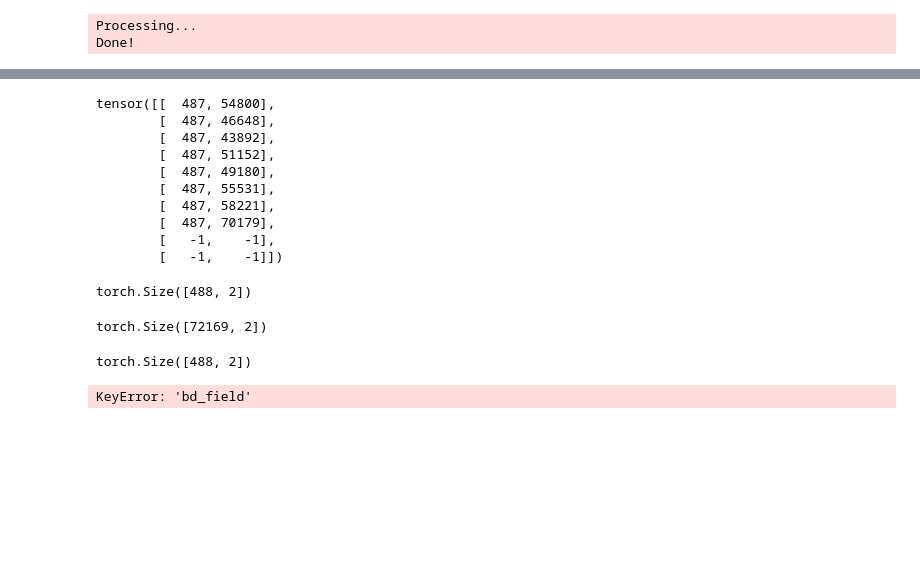
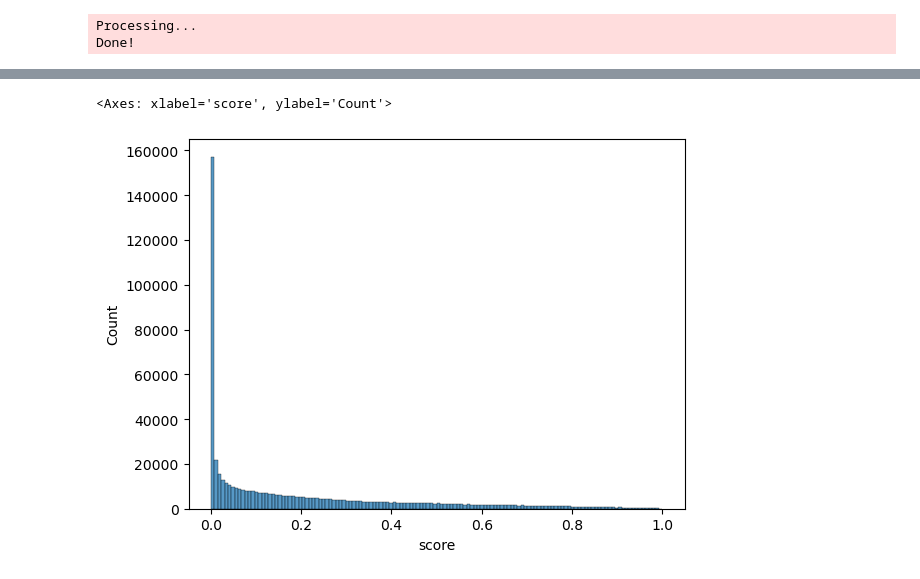
Before and after one commit to EliHei2/segger_dev, a Jupyter notebook: docs/notebooks/segger_tutorial.ipynb, the cells around one changed output, grey strips where cells are left out. Saved outputs shown, nothing was run; the diff lists cells and outputs as text; code cells hidden in the pictures; blank space fills up the shorter version.

```diff
--- a/docs/notebooks/segger_tutorial.ipynb
+++ b/docs/notebooks/segger_tutorial.ipynb
@@ -73,7 +73,7 @@ ls = LitSegger(
 # Initialize the Lightning data module
 dm = SeggerDataModule(
     data_dir=segger_data_dir,
-    batch_size=2,  # explain other options above
+    batch_size=1,  # explain other options above
     num_workers=4,  # explain other options above
 )
 # %%
@@ -127,5 +149,3 @@ dm.setup()
 # %% [output]
 Processing...
 Done!
-# %%
-batch = next(dm.train_dataloader().__iter__())
@@ -186,34 +152,16 @@ edge_index = edge_index.to('cuda')
-# %%
-nbrs
-# %% [output]
-tensor([[  487, 54800],
-        [  487, 46648],
-        [  487, 43892],
-        [  487, 51152],
-        [  487, 49180],
-        [  487, 55531],
-        [  487, 58221],
-        [  487, 70179],
-        [   -1,    -1],
-        [   -1,    -1]])
-# %%
-batch['bd'].pos.shape
-# %% [output]
-torch.Size([488, 2])
-# %%
-batch['tx'].pos.shape
-# %% [output]
-torch.Size([72169, 2])
-# %%
-batch['bd'].pos[:, :2].shape
-# %% [output]
-torch.Size([488, 2])
 # %%
 segmentation = predict(
     model,
     dm.train_dataloader(),
     score_cut = 0.5,
+    receptive_field={'k_bd': 5, 'dist_bd': 20, 'k_tx': 15, 'dist_tx': 5},
     use_cc = False,
 )
-# %% [output]
-KeyError: 'bd_field'
+# %%
+import seaborn as sns
+sns.histplot(
+    segmentation['score'],
+)
+# %% [output]
+<Axes: xlabel='score', ylabel='Count'>
+[figure, added]
```
Also changed, not shown: parts of 15 cells of this notebook, 2 other files.
